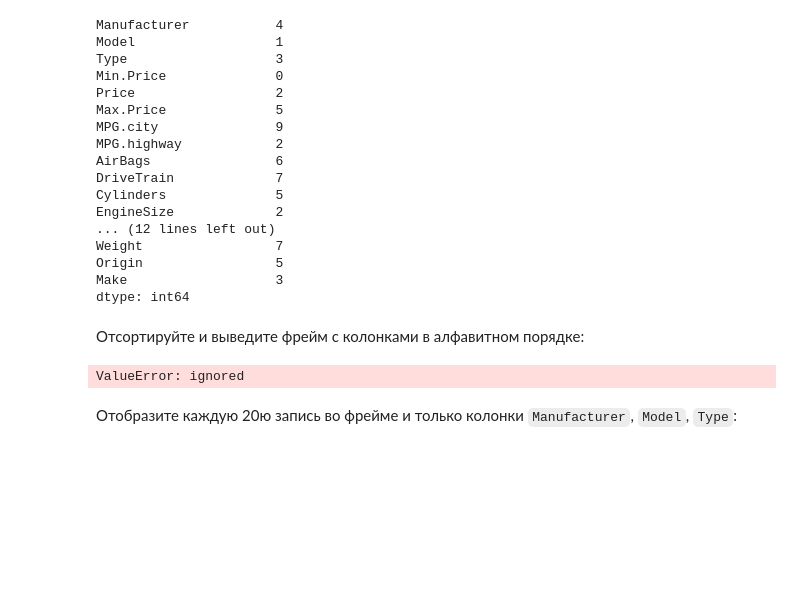
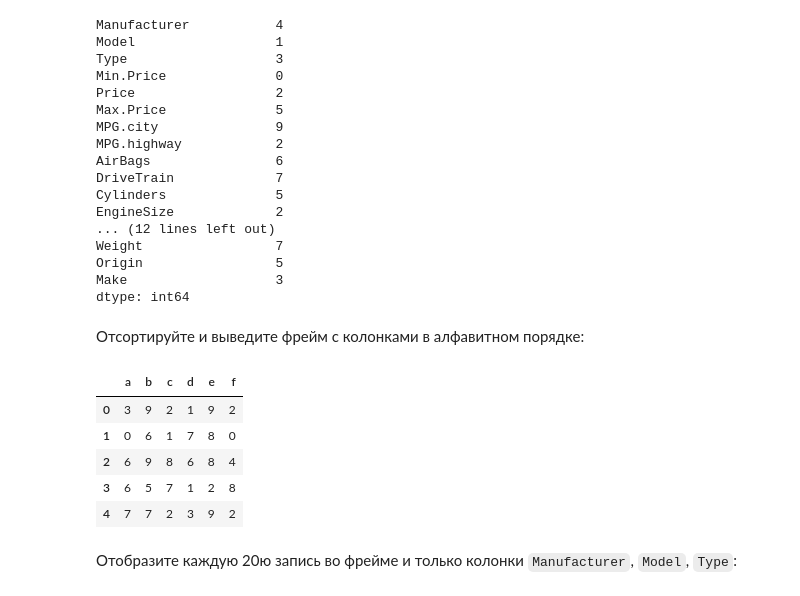
Before and after one commit to Dohako/ml_learning, a Jupyter notebook: Notebooks/03_Pandas.ipynb, the cells around one changed output. Cells and saved outputs as stored; diff of their text form; code cells hidden in the pictures; blank space fills up the shorter version.

```diff
--- a/Notebooks/03_Pandas.ipynb
+++ b/Notebooks/03_Pandas.ipynb
@@ -1572,14 +1572,27 @@ dtype: int64
 # %%
 df = pd.DataFrame(np.random.randint(0, 10, size=(5, 6)), columns=list('fbecda'))
 
 # TODO - получите фрейм с отсортированными по именам колонкам (f e d c b a)
 # NOTE - сортировка должна быть автоматической
-# print(df)
-df.loc[df.columns.sort_values()]
+# Первый способ
+# cols = sorted(df.columns)
+# print(cols)
+# df.loc[:,cols]
+# Первый способ +
+df.loc[:,df.columns.sort_values().values]
+# Второй способ
+# new_df = df.T.sort_index().T
+# print(new_df)
+# Третий способ
 # df.sort_index(axis=1,inplace=True)
 # print(df)
 # %% [output]
-ValueError: ignored
+|  | a | b | c | d | e | f |
+| 0 | 3 | 9 | 2 | 1 | 9 | 2 |
+| 1 | 0 | 6 | 1 | 7 | 8 | 0 |
+| 2 | 6 | 9 | 8 | 6 | 8 | 4 |
+| 3 | 6 | 5 | 7 | 1 | 2 | 8 |
+| 4 | 7 | 7 | 2 | 3 | 9 | 2 |
 # %% [markdown]
 Отобразите каждую 20ю запись во фрейме и только колонки `Manufacturer`, `Model`, `Type`:
 # %%
```
Also changed, not shown: parts of 3 cells of this notebook.
